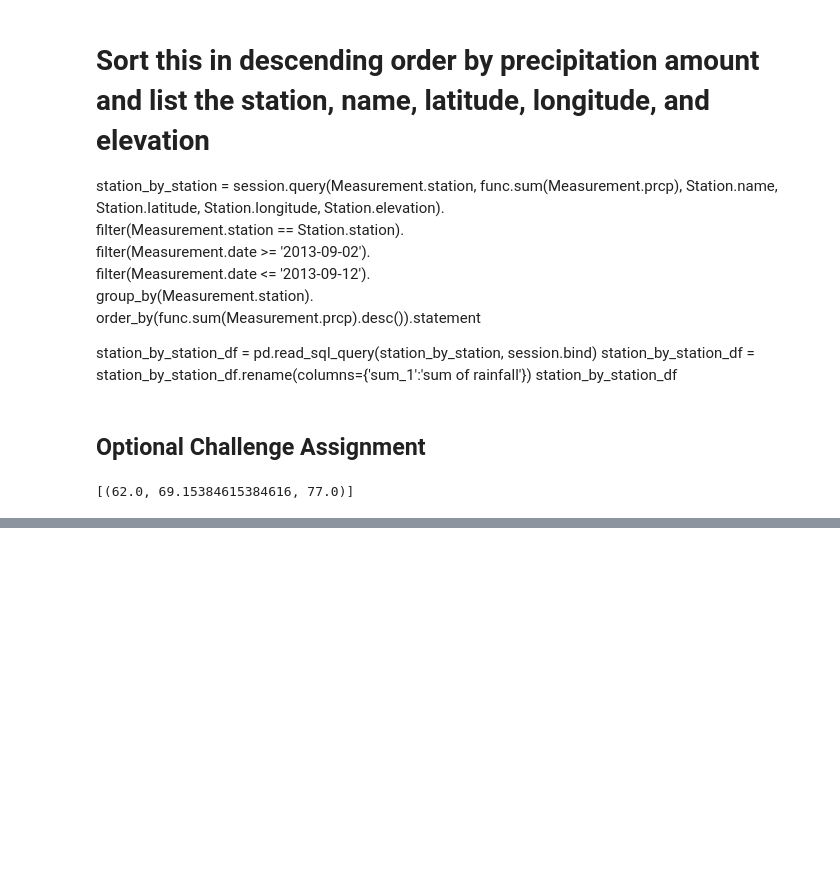
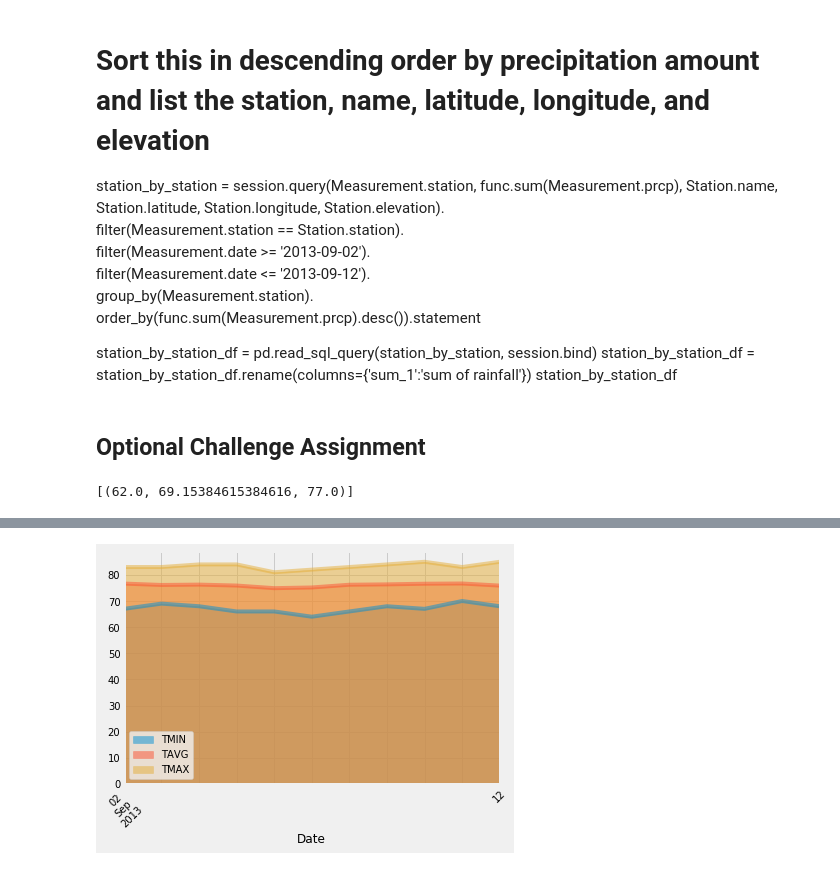
Before and after one commit to abbylemon/sqlalchemy-challenge, a Jupyter notebook: climate.ipynb, the cells around one changed output, grey strips where cells are left out. Cells and saved outputs as stored; diff of their text form; code cells hidden in the pictures; blank space fills up the shorter version.

```diff
--- a/climate.ipynb
+++ b/climate.ipynb
@@ -279,38 +279,34 @@ daily_normals("01-01")
 # %% [output]
 [(62.0, 69.15384615384616, 77.0)]
 # %%
+from itertools import chain
+
 # Set the start and end date of the trip
 
-from datetime import datetime
+# from datetime import datetime
 
-start_date = datetime.strptime('2013-09-02', "%Y-%m-%d")
-end_date = datetime.strptime('2013-09-12', "%Y-%m-%d")
-numdays = (end_date - start_date).days
+start_date = ('2013-09-02')
+end_date = ('2013-09-12')
 
 # Use the start and end date to create a range of dates
-# date_list = [base - datetime.timedelta(days=x) for x in range(numdays)]
-date_range = [start_date - end_date for x in range(10)]
-date_range
+
+date_range = pd.date_range(start_date, end_date)
+
 # Stip off the year and save a list of %m-%d strings
 
+date_stripped = date_range.strftime("%m-%d")
+
 # Loop through the list of %m-%d strings and calculate the normals for each date
-
 # calculate the daily normals for your trip
 
-# days = ['09-02', '09-03', '09-04', '09-05', '09-06', '09-07', '09-08', '09-09', '09-10', '09-11', '09-12']
-# daily_temps = []
-# for day in days:
+daily_normal=[]
+for day in date_stripped:
+    daily_normal.append(daily_normals(day))
 
-#     daily_temps.append(daily_normals(day))
-
-# daily_temps
 # push each tuple of calculations into a list called `normals`
 
-# normals = [[tmin for tmin, tavg, tmax in daily_temps],
-#           [tavg for tmin, tavg, tmax in daily_temps],
-#           [tmax for tmin, tavg, tmax in daily_temps]]
+normal = [day for day in chain.from_iterable(daily_normal)]
+normals = [list(x) for x in normal]
 
-# normals
-
-# len(daily_temps)
+normals
 # %% [output]
@@ -327,2 +324,4 @@ date_range
 # %%
 # Load the previous query results into a Pandas DataFrame and add the `trip_dates` range as the `date` index
+daily_normals_df = pd.DataFrame(normals, index=date_range, columns=['TMIN', 'TAVG', 'TMAX'])
+daily_normals_df
@@ -329,2 +341,8 @@ date_range
 # %%
 # Plot the daily normals as an area plot with `stacked=False`
+
+daily_normals_df.plot(kind='area', stacked=False, grid=True, legend=True, rot=45, xticks=date_range)
+plt.xlabel("Date")
+plt.show()
+# %% [output]
+[figure, added]
```
Also changed, not shown: parts of 3 cells of this notebook, 1 other file.
